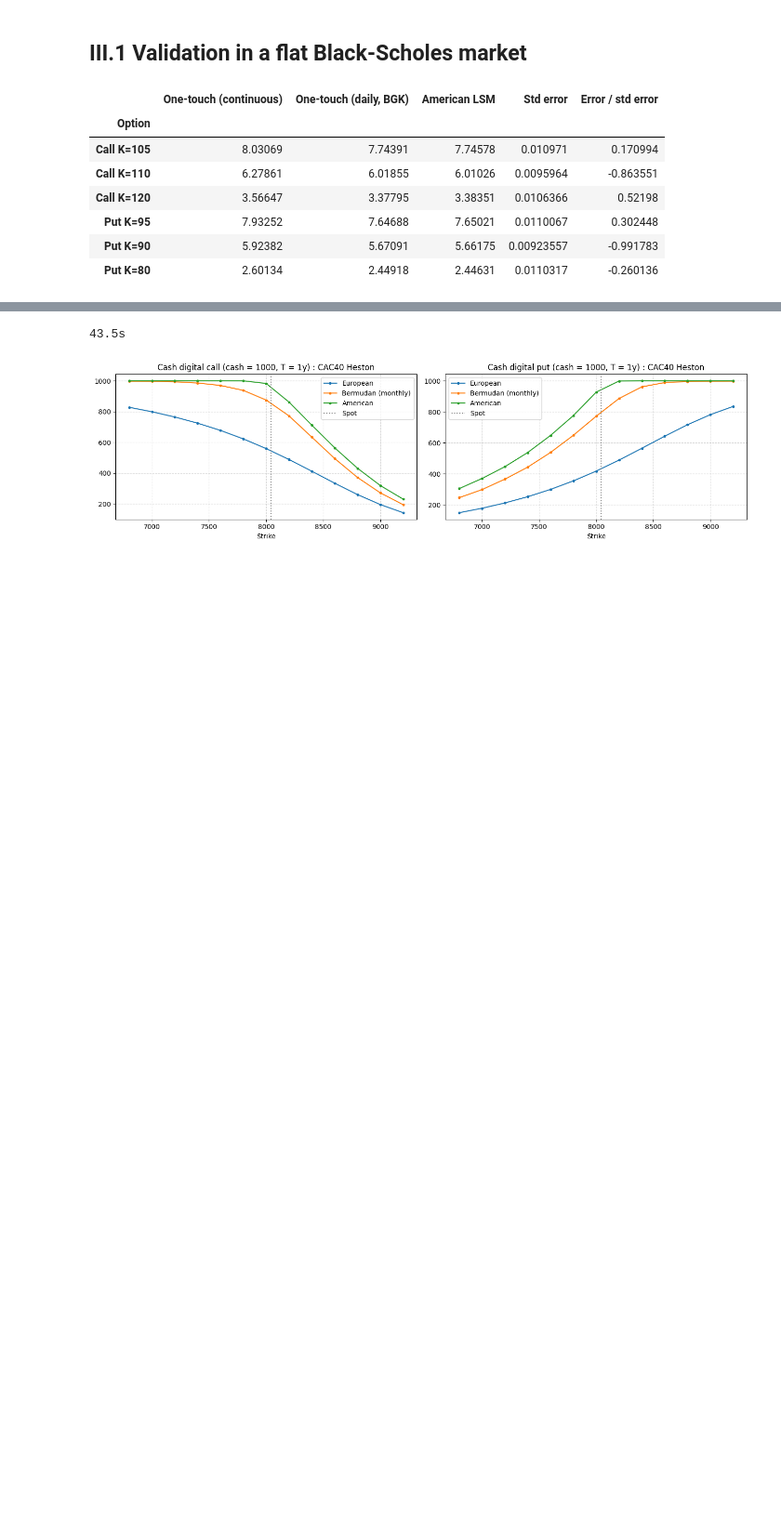
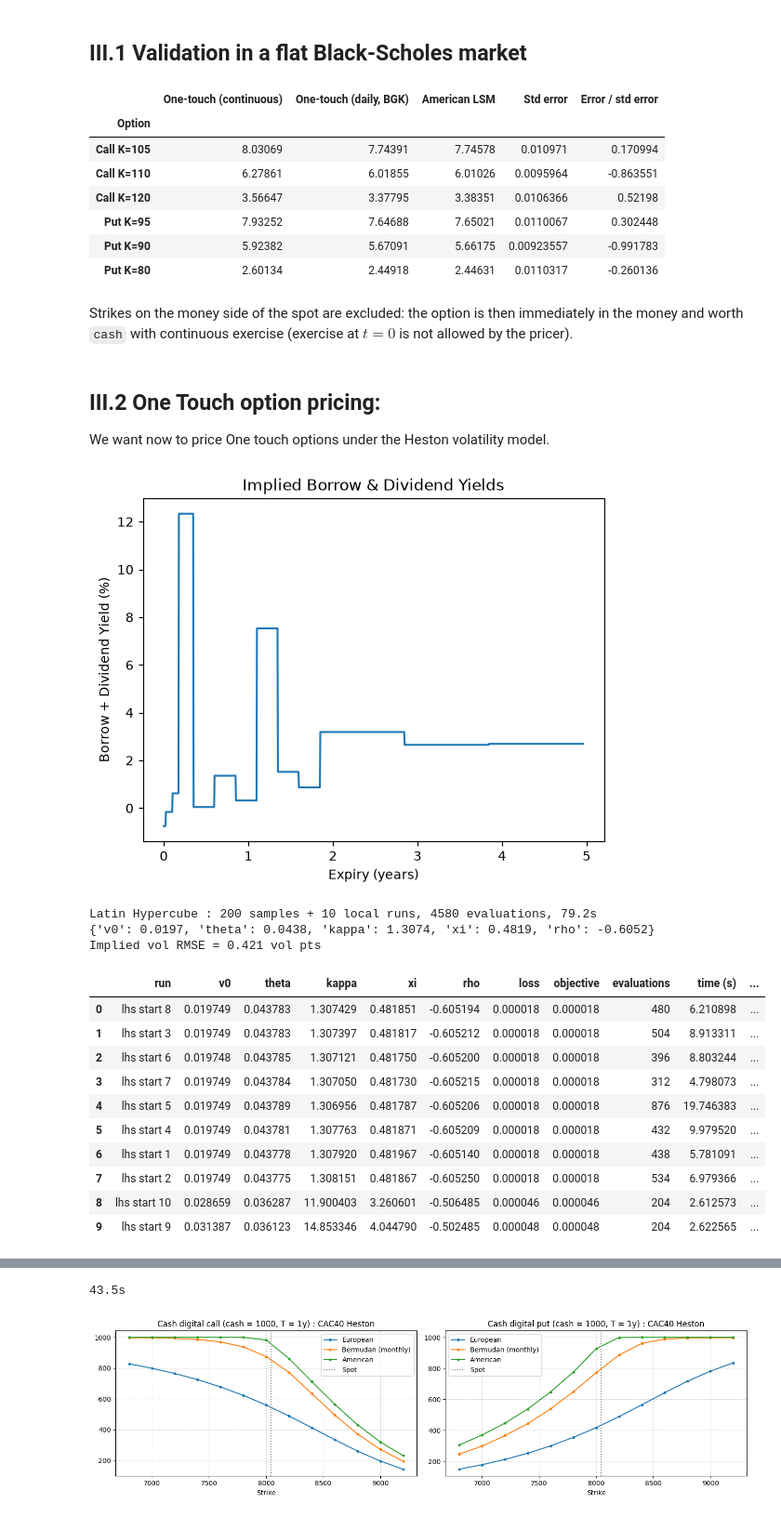
Before and after one commit to bengueddalauzonelias/portfolio, a Jupyter notebook: Produits/Digitale/digital_pricer.ipynb, the cells around one changed output, grey strips where cells are left out. Shown at 93% size. Drawn from its saved outputs; the diff is of its cells as text; code cells hidden in the pictures; blank space fills up the shorter version.

```diff
--- a/Produits/Digitale/digital_pricer.ipynb
+++ b/Produits/Digitale/digital_pricer.ipynb
@@ -340,3 +340,57 @@ pd.DataFrame(rows).set_index("Option")
 | Put K=95 | 7.93252 | 7.64688 | 7.65021 | 0.0110067 | 0.302448 |
 | Put K=90 | 5.92382 | 5.67091 | 5.66175 | 0.00923557 | -0.991783 |
 | Put K=80 | 2.60134 | 2.44918 | 2.44631 | 0.0110317 | -0.260136 |
+# %% [markdown]
+Strikes on the money side of the spot are excluded: the option is then immediately in the money and worth
+`cash` with continuous exercise (exercise at $t = 0$ is not allowed by the pricer).
+# %% [markdown]
+## III.2 One Touch option pricing:
+
+We want now to price One touch options under the Heston volatility model.
+# %%
+# Heston calibration step by step (same steps as market.cac40_heston)
+import os, sys
+for path in [os.path.join("..", "..", "Model"), ".."]:     # same paths as the first cell, if it was not run
+    path = os.path.abspath(path)
+    if path not in sys.path:
+        sys.path.append(path)
+
+import numpy as np
+from market import cac40_heston
+from Heston import HestonModel
+from error import CalibrationLoss
+from optimizer import Calibrator
+from digital import digital_pricer
+
+# 1. Market data : rate curve, forwards, Black model, implied volatility surface
+data = cac40_heston(calibrate=False, verbose=False)
+
+# 2. Heston model with a starting point (own name, so that `heston` of the other sections is not overwritten)
+heston_calib = HestonModel(data.zc_rate, data.forward_curve, v0=0.04, theta=0.04, kappa=1.5, xi=0.5, rho=-0.6)
+
+# 3. Loss : implied vol error at first order, (P_model - P_mkt) / Vega
+loss = CalibrationLoss(data.iv_surface, data.bs_model)
+
+# 4. Calibration (the best parameters are set into heston_calib)
+cal = Calibrator(heston_calib, loss, loss_name="vega_iv_mse")
+cal.run("lhs", n_samples=200, n_starts=10)          # global search : Latin Hypercube multi-start
+# cal.run("de")                                     # or Differential Evolution
+# cal.run("local", x0=heston_calib.params)          # or a single local L-BFGS-B run
+
+cal.summary()                                       # one row per run, best first
+# %% [output]
+[figure, added]
+Latin Hypercube : 200 samples + 10 local runs, 4580 evaluations, 79.2s
+{'v0': 0.0197, 'theta': 0.0438, 'kappa': 1.3074, 'xi': 0.4819, 'rho': -0.6052}
+Implied vol RMSE = 0.421 vol pts
+|  | run | v0 | theta | kappa | xi | rho | loss | objective | evaluations | time (s) | ... |
+| 0 | lhs start 8 | 0.019749 | 0.043783 | 1.307429 | 0.481851 | -0.605194 | 0.000018 | 0.000018 | 480 | 6.210898 | ... |
+| 1 | lhs start 3 | 0.019749 | 0.043783 | 1.307397 | 0.481817 | -0.605212 | 0.000018 | 0.000018 | 504 | 8.913311 | ... |
+| 2 | lhs start 6 | 0.019748 | 0.043785 | 1.307121 | 0.481750 | -0.605200 | 0.000018 | 0.000018 | 396 | 8.803244 | ... |
+| 3 | lhs start 7 | 0.019749 | 0.043784 | 1.307050 | 0.481730 | -0.605215 | 0.000018 | 0.000018 | 312 | 4.798073 | ... |
+| 4 | lhs start 5 | 0.019749 | 0.043789 | 1.306956 | 0.481787 | -0.605206 | 0.000018 | 0.000018 | 876 | 19.746383 | ... |
+| 5 | lhs start 4 | 0.019749 | 0.043781 | 1.307763 | 0.481871 | -0.605209 | 0.000018 | 0.000018 | 432 | 9.979520 | ... |
+| 6 | lhs start 1 | 0.019749 | 0.043778 | 1.307920 | 0.481967 | -0.605140 | 0.000018 | 0.000018 | 438 | 5.781091 | ... |
+| 7 | lhs start 2 | 0.019749 | 0.043775 | 1.308151 | 0.481867 | -0.605250 | 0.000018 | 0.000018 | 534 | 6.979366 | ... |
+| 8 | lhs start 10 | 0.028659 | 0.036287 | 11.900403 | 3.260601 | -0.506485 | 0.000046 | 0.000046 | 204 | 2.612573 | ... |
+| 9 | lhs start 9 | 0.031387 | 0.036123 | 14.853346 | 4.044790 | -0.502485 | 0.000048 | 0.000048 | 204 | 2.622565 | ... |
```
Also changed, not shown: parts of 4 cells of this notebook.
